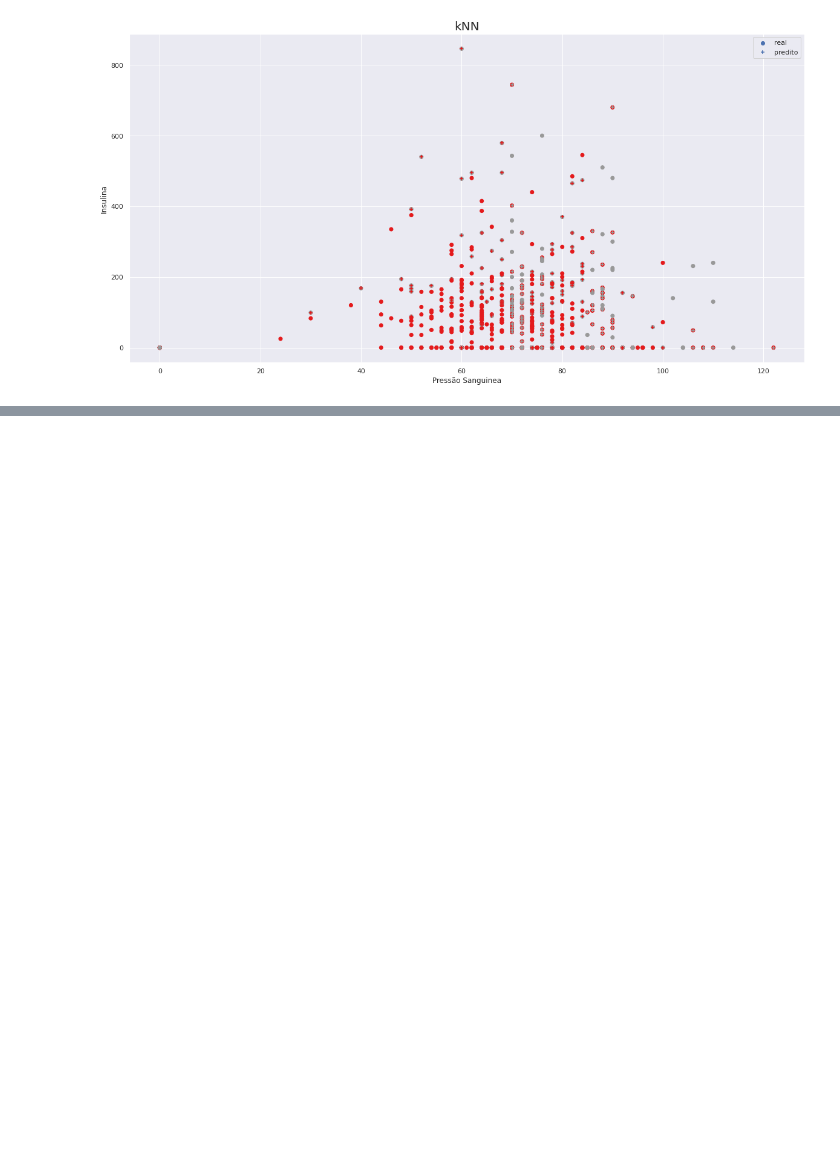
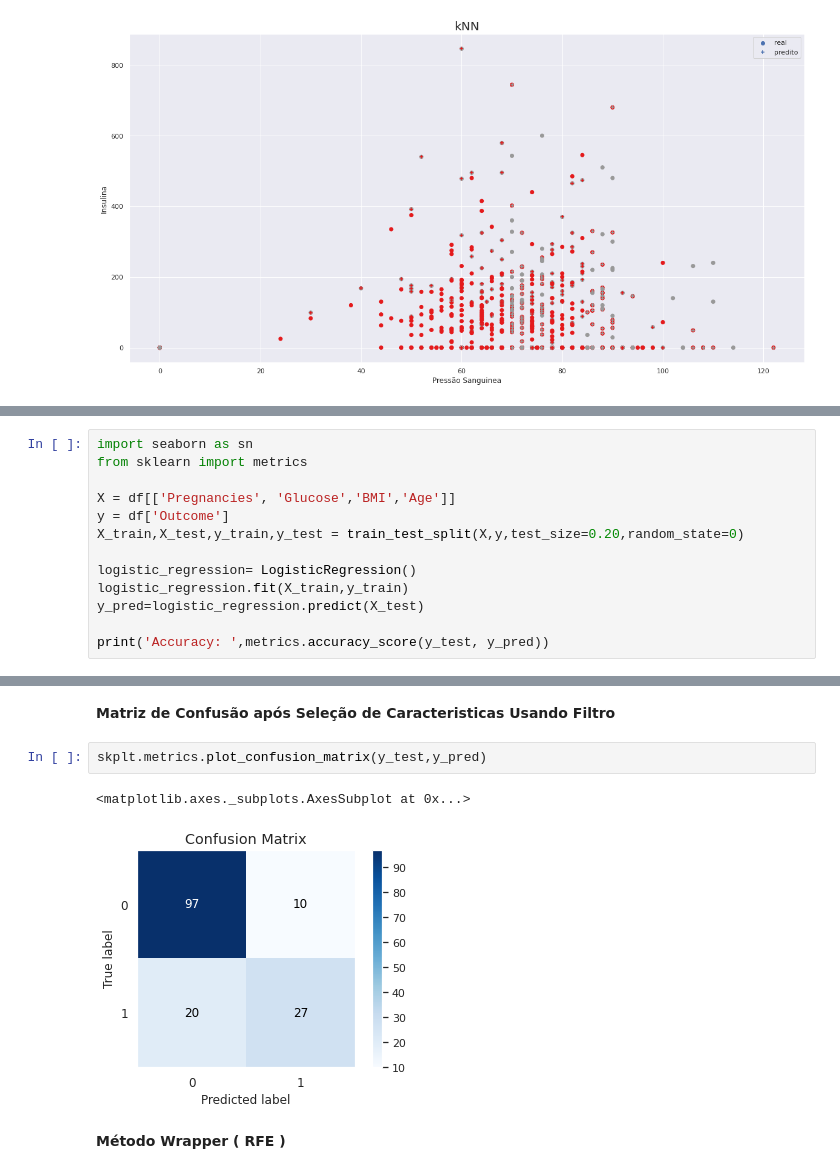
Before and after one commit to ThigasSantos/DataScienceDiabetes, a Jupyter notebook: AnaliseDiabetes.ipynb, the cells around one changed output, grey strips where cells are left out. Saved outputs shown, nothing was run; the diff lists cells and outputs as text; blank space fills up the shorter version.

```diff
--- a/AnaliseDiabetes.ipynb
+++ b/AnaliseDiabetes.ipynb
@@ -491,0 +591,13 @@ plt.show()
+# %%
+import seaborn as sn
+from sklearn import metrics
+
+X = df[['Pregnancies', 'Glucose','BMI','Age']]
+y = df['Outcome']
+X_train,X_test,y_train,y_test = train_test_split(X,y,test_size=0.20,random_state=0)
+
+logistic_regression= LogisticRegression()
+logistic_regression.fit(X_train,y_train)
+y_pred=logistic_regression.predict(X_test)
+
+print('Accuracy: ',metrics.accuracy_score(y_test, y_pred))
@@ -491,0 +627,9 @@ plt.show()
+# %% [markdown]
+**Matriz de Confusão após Seleção de Caracteristicas Usando Filtro**
+# %%
+skplt.metrics.plot_confusion_matrix(y_test,y_pred)
+# %% [output]
+<matplotlib.axes._subplots.AxesSubplot at 0x...>
+[figure, added]
+# %% [markdown]
+**Método Wrapper ( RFE )**
```
Also changed, not shown: parts of 76 cells of this notebook.
